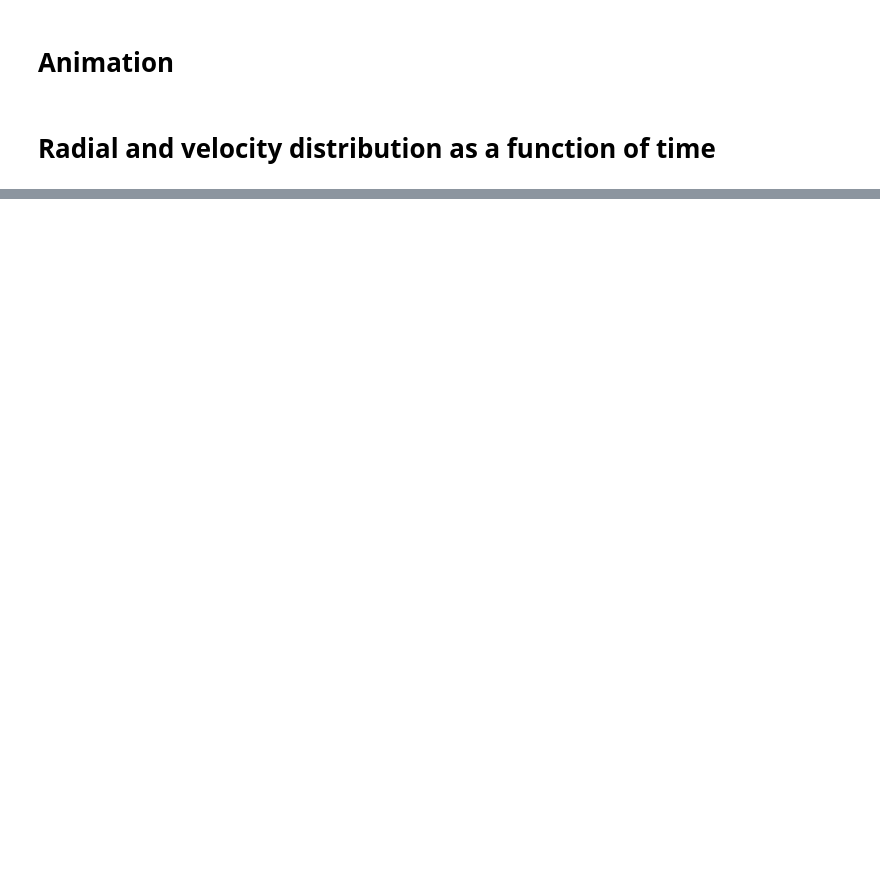
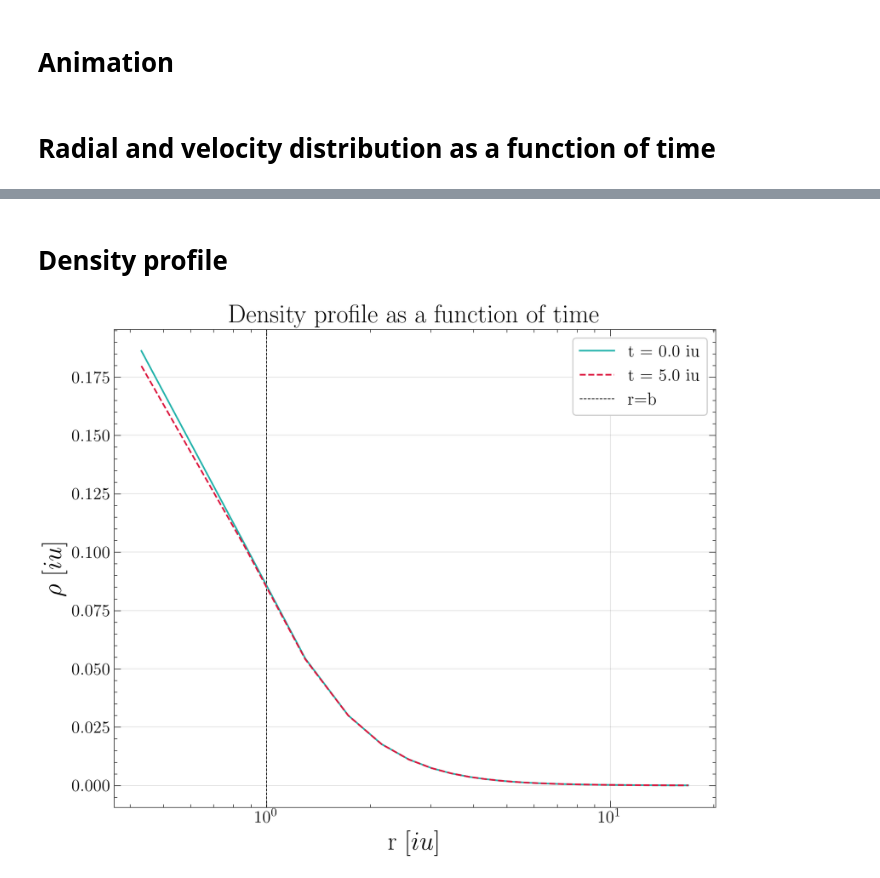
Before and after one commit to M-Bianchi/Dynamics_of_Stellar_Systems, a Jupyter notebook: treecode/plummer_plots.ipynb, the cells around one changed output, grey strips where cells are left out. Cells and saved outputs as stored; diff of their text form; code cells hidden in the pictures; blank space fills up the shorter version.

```diff
--- a/treecode/plummer_plots.ipynb
+++ b/treecode/plummer_plots.ipynb
@@ -383,0 +407,20 @@ if animate_hist:
+# %% [markdown]
+# Density profile
+# %%
+r_bins_rho = r_bins[:-1] + np.diff(r_bins)
+
+rho = np.ones([len(r_bins_rho), len(time)])
+for i in range(len(r_bins_rho)):
+    volume = (4*np.pi/3)*r_bins_rho[i]**3
+    rho[i,:] = (M/N)*np.sum(dist_particle<r_bins_rho[i], axis=0)/volume
+# %%
+plt.plot(r_bins_rho, rho[:,0], color='lightseagreen', label=f't = {time[0]:.1f} iu')
+plt.plot(r_bins_rho, rho[:,-1], color='crimson', ls='--', label=f't = {time[-1]:.1f} iu')
+plt.axvline(b, color='black', ls='--', lw=0.7, label='r=b', zorder=0)
+plt.xscale('log')
+plt.title('Density profile as a function of time')
+plt.xlabel('r $[iu]$')
+plt.ylabel('$\\rho$ $[iu]$')
+plt.legend();
+# %% [output]
+[figure, added]
```
Also changed, not shown: parts of 13 cells of this notebook, 8 other files.
